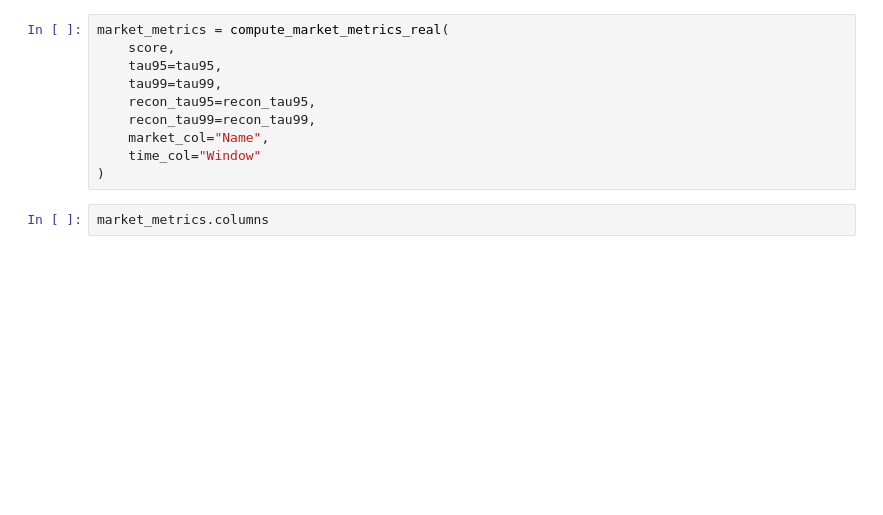
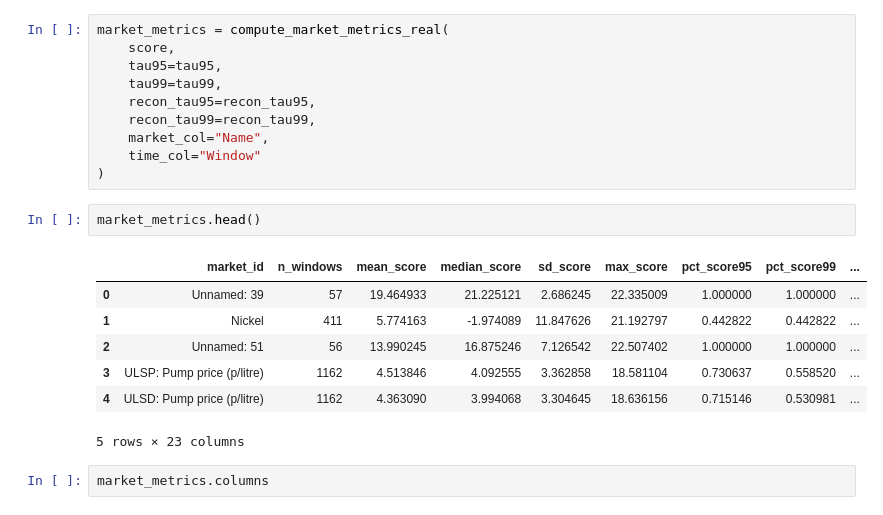
Before and after one commit to daniloldn/detecting-collusion, a Jupyter notebook: notebooks/real_data.ipynb, the cells around one changed output. Drawn from its saved outputs; the diff is of its cells as text; blank space fills up the shorter version.

```diff
--- a/notebooks/real_data.ipynb
+++ b/notebooks/real_data.ipynb
@@ -204,6 +204,16 @@ market_metrics = compute_market_metrics_real(
     market_col="Name",
     time_col="Window"
 )
+# %%
+market_metrics.head()
+# %% [output]
+|  | market_id | n_windows | mean_score | median_score | sd_score | max_score | pct_score95 | pct_score99 | ... |
+| 0 | Unnamed: 39 | 57 | 19.464933 | 21.225121 | 2.686245 | 22.335009 | 1.000000 | 1.000000 | ... |
+| 1 | Nickel | 411 | 5.774163 | -1.974089 | 11.847626 | 21.192797 | 0.442822 | 0.442822 | ... |
+| 2 | Unnamed: 51 | 56 | 13.990245 | 16.875246 | 7.126542 | 22.507402 | 1.000000 | 1.000000 | ... |
+| 3 | ULSP: Pump price (p/litre) | 1162 | 4.513846 | 4.092555 | 3.362858 | 18.581104 | 0.730637 | 0.558520 | ... |
+| 4 | ULSD: Pump price (p/litre) | 1162 | 4.363090 | 3.994068 | 3.304645 | 18.636156 | 0.715146 | 0.530981 | ... |
+5 rows × 23 columns
 # %%
 market_metrics.columns
 # %% [output]
```
Also changed, not shown: parts of 5 cells of this notebook.
